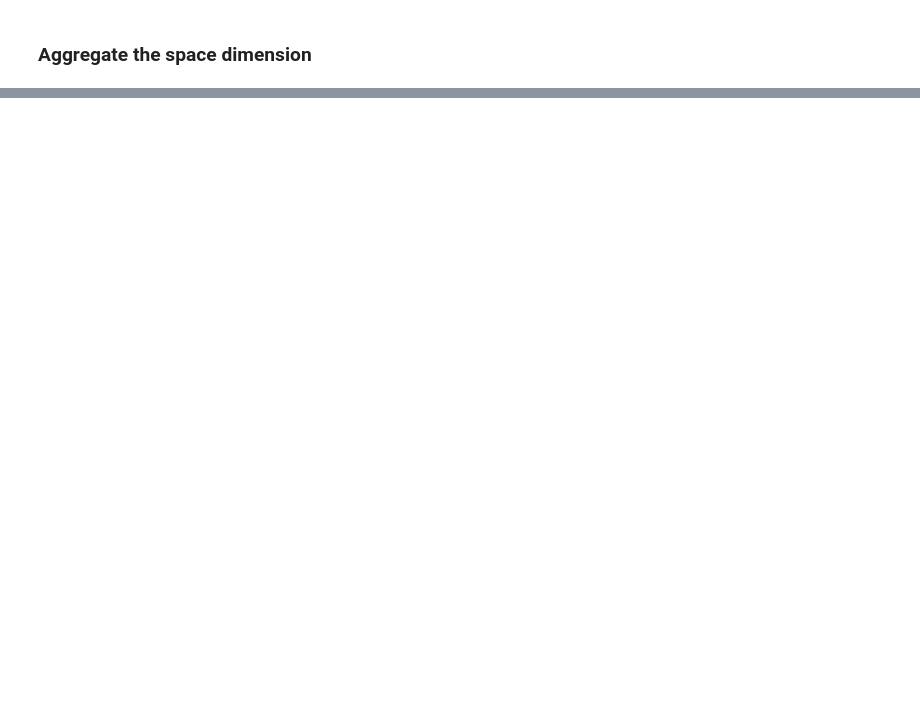
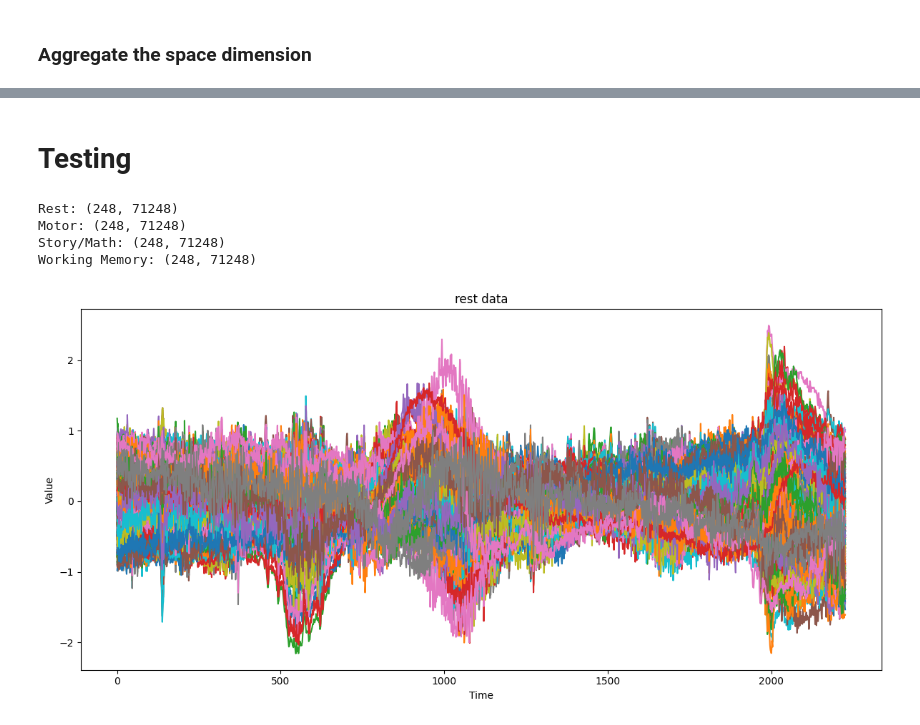
Before and after one commit to antisocialites/Deep-Learning, a Jupyter notebook: Assignment 2/subchunks without gridsearch.ipynb, the cells around one changed output, grey strips where cells are left out. Saved outputs shown, nothing was run; the diff lists cells and outputs as text; code cells hidden in the pictures; blank space fills up the shorter version.

```diff
--- a/Assignment 2/subchunks without gridsearch.ipynb
+++ b/Assignment 2/subchunks without gridsearch.ipynb
@@ -456 +467,18 @@ Snapshot validation accuracy: 0.42152467370033264
 Sequence aggregated accuracy: 1.0
+# %% [markdown]
+# Testing
+# %%
+# intra 1
+participant_id_intra = 105923
+rest_intra, motor_intra, story_math_intra, wm_intra = load_participant_arrays(participant_id_intra, base_dir=r"/content/drive/MyDrive/DL part 2/Final Project data/Intra/test")
+
+
+print("Rest:", None if rest_intra is None else rest_intra.shape)
+print("Motor:", None if motor_intra is None else motor_intra.shape)
+print("Story/Math:", None if story_math_intra is None else story_math_intra.shape)
+print("Working Memory:", None if wm_intra is None else wm_intra.shape)
+# %% [output]
+Rest: (248, 71248)
+Motor: (248, 71248)
+Story/Math: (248, 71248)
+Working Memory: (248, 71248)
@@ -456,0 +517,28 @@ Sequence aggregated accuracy: 1.0
+# %%
+rest_data = reordered_data_dict["reordered_data_rest"]
+rest_sensor_order = sensor_order_dict["sensor_order_rest"]
+rest_clusters = cluster_labels_dict["cluster_labels_rest"]
+
+motor_data = reordered_data_dict["reordered_data_motor"]
+motor_sensor_order = sensor_order_dict["sensor_order_motor"]
+motor_clusters = cluster_labels_dict["cluster_labels_motor"]
+
+story_math_data = reordered_data_dict["reordered_data_story_math"]
+story_math_sensor_order = sensor_order_dict["sensor_order_story_math"]
+story_math_clusters = cluster_labels_dict["cluster_labels_story_math"]
+
+wm_data = reordered_data_dict["reordered_data_wm"]
+wm_sensor_order = sensor_order_dict["sensor_order_wm"]
+wm_clusters = cluster_labels_dict["cluster_labels_wm"]
+# %%
+plt.figure(figsize=(12, 6))
+for i in range(248):  # You can increase this to show more rows
+    plt.plot(rest_data[i], label=f"Row {i}")
+
+plt.xlabel("Time")
+plt.ylabel("Value")
+plt.title("rest data")
+plt.tight_layout()
+plt.show()
+# %% [output]
+[figure, added]
```
Also changed, not shown: parts of 23 cells of this notebook.
